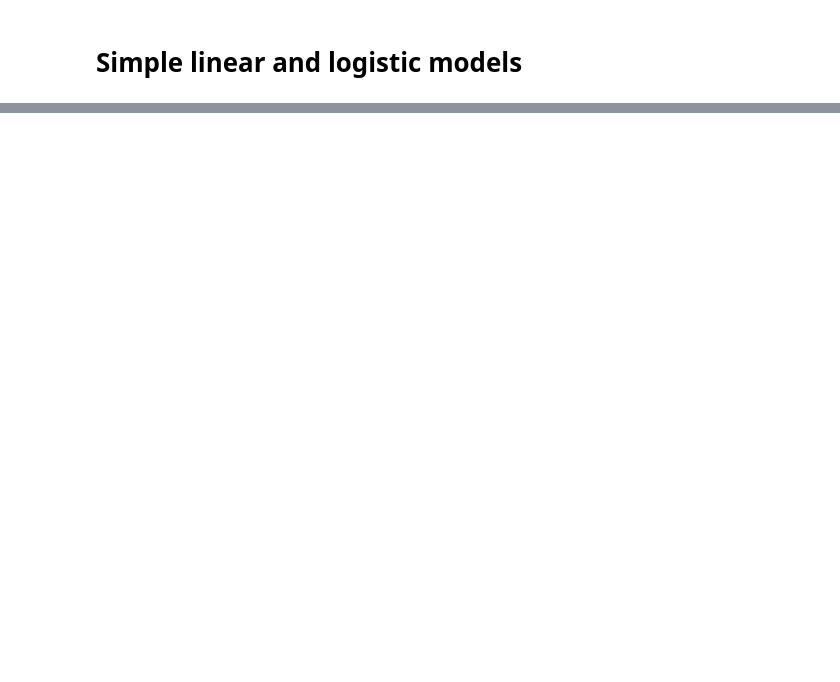
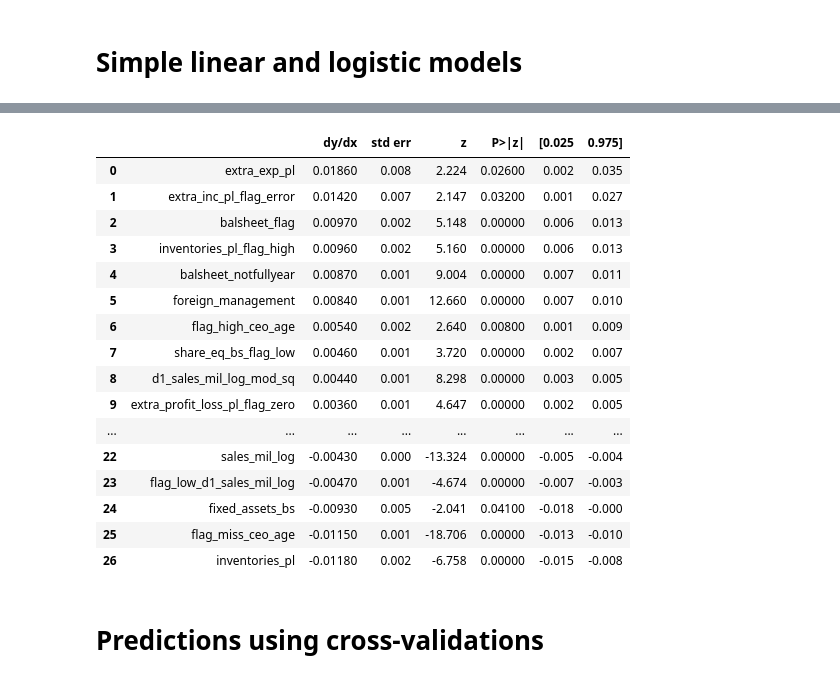
Before and after one commit to 00Dabide/DA3-Assignment-3, a Jupyter notebook: Assignment-3.ipynb, the cells around one changed output, grey strips where cells are left out. Drawn from its saved outputs; the diff is of its cells as text; code cells hidden in the pictures; blank space fills up the shorter version.

```diff
--- a/Assignment-3.ipynb
+++ b/Assignment-3.ipynb
@@ -707,0 +786,3 @@ create_coef_matrix(X1, glm_modelx1)
+# %%
+mx2 = sm.Logit(y,sm.add_constant(X2)).fit().get_margeff()
+print(mx2.summary())
@@ -707,0 +857,3 @@ create_coef_matrix(X1, glm_modelx1)
+# %%
+# Get marginal effects
+m = sm.Logit(y,sm.add_constant(X4)).fit().get_margeff()
@@ -707,0 +884,3 @@ create_coef_matrix(X1, glm_modelx1)
+# %%
+t = m.summary().tables[1]
+t
@@ -707,0 +904,26 @@ create_coef_matrix(X1, glm_modelx1)
+# %%
+columns = pd.DataFrame(t.data).iloc[0].tolist()
+# %%
+df_marginal_effects = pd.DataFrame(t.data, columns = columns).iloc[1:].astype(
+    {'dy/dx': float, 'P>|z|': float})
+df_marginal_effects[df_marginal_effects['P>|z|'] <= 0.05].sort_values(by = 'dy/dx', ascending = False).reset_index(drop = True)
+# %% [output]
+|  |  | dy/dx | std err | z | P>|z| | [0.025 | 0.975] |
+| 0 | extra_exp_pl | 0.01860 | 0.008 | 2.224 | 0.02600 | 0.002 | 0.035 |
+| 1 | extra_inc_pl_flag_error | 0.01420 | 0.007 | 2.147 | 0.03200 | 0.001 | 0.027 |
+| 2 | balsheet_flag | 0.00970 | 0.002 | 5.148 | 0.00000 | 0.006 | 0.013 |
+| 3 | inventories_pl_flag_high | 0.00960 | 0.002 | 5.160 | 0.00000 | 0.006 | 0.013 |
+| 4 | balsheet_notfullyear | 0.00870 | 0.001 | 9.004 | 0.00000 | 0.007 | 0.011 |
+| 5 | foreign_management | 0.00840 | 0.001 | 12.660 | 0.00000 | 0.007 | 0.010 |
+| 6 | flag_high_ceo_age | 0.00540 | 0.002 | 2.640 | 0.00800 | 0.001 | 0.009 |
+| 7 | share_eq_bs_flag_low | 0.00460 | 0.001 | 3.720 | 0.00000 | 0.002 | 0.007 |
+| 8 | d1_sales_mil_log_mod_sq | 0.00440 | 0.001 | 8.298 | 0.00000 | 0.003 | 0.005 |
+| 9 | extra_profit_loss_pl_flag_zero | 0.00360 | 0.001 | 4.647 | 0.00000 | 0.002 | 0.005 |
+| ... | ... | ... | ... | ... | ... | ... | ... |
+| 22 | sales_mil_log | -0.00430 | 0.000 | -13.324 | 0.00000 | -0.005 | -0.004 |
+| 23 | flag_low_d1_sales_mil_log | -0.00470 | 0.001 | -4.674 | 0.00000 | -0.007 | -0.003 |
+| 24 | fixed_assets_bs | -0.00930 | 0.005 | -2.041 | 0.04100 | -0.018 | -0.000 |
+| 25 | flag_miss_ceo_age | -0.01150 | 0.001 | -18.706 | 0.00000 | -0.013 | -0.010 |
+| 26 | inventories_pl | -0.01180 | 0.002 | -6.758 | 0.00000 | -0.015 | -0.008 |
+# %% [markdown]
+# Predictions using cross-validations
```
Also changed, not shown: parts of 42 cells of this notebook.
